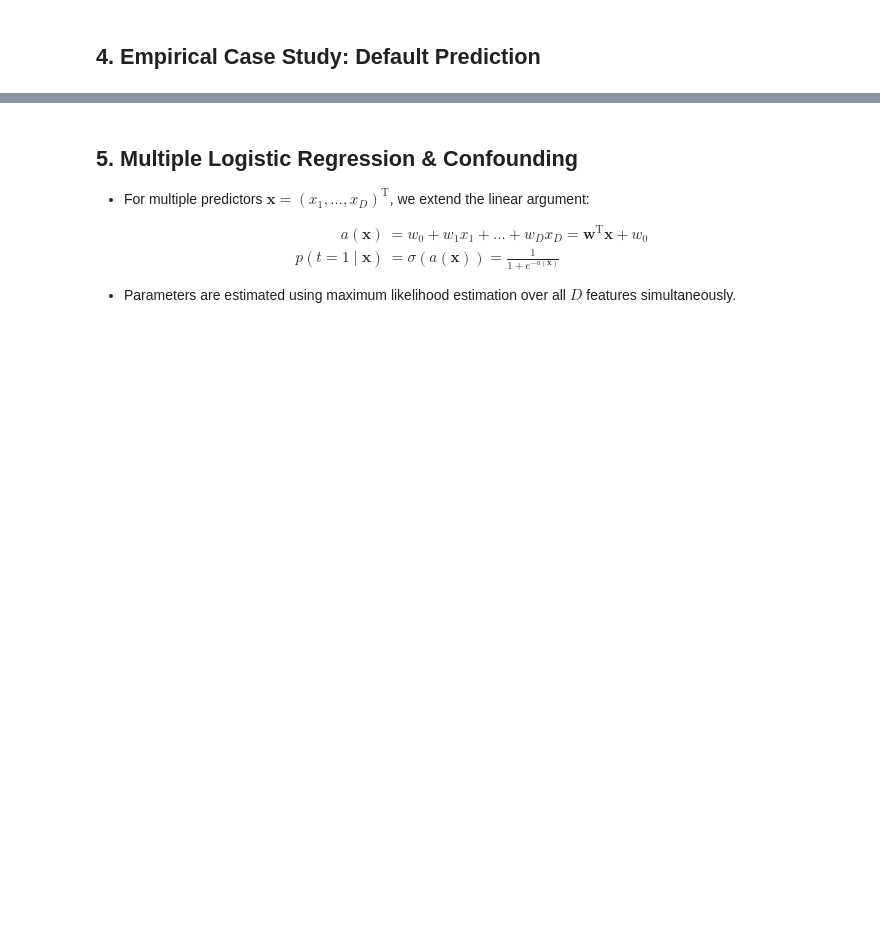
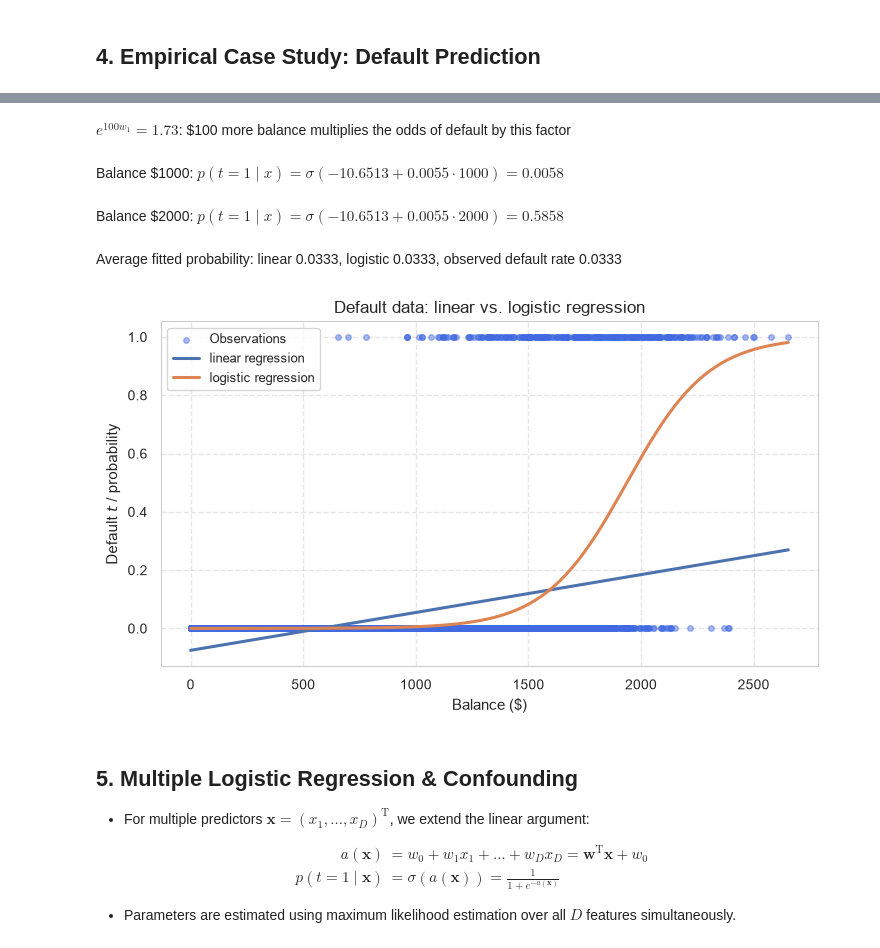
Before and after one commit to konstantin-schekotihin/dl_course, a Jupyter notebook: AI-ML/03_logistic_regression.ipynb, the cells around one changed output, grey strips where cells are left out. Cells and saved outputs as stored; diff of their text form; code cells hidden in the pictures; blank space fills up the shorter version.

```diff
--- a/AI-ML/03_logistic_regression.ipynb
+++ b/AI-ML/03_logistic_regression.ipynb
@@ -218,6 +258,6 @@ interactive(children=(IntSlider(value=2, description='w_0', max=10), IntSlider(v
 # %% [markdown]
 ## 4. Empirical Case Study: Default Prediction
 # %%
-logr = sm.Logit(t, sm.add_constant(X))
-print(logr.fit().summary())
+logit_balance = sm.Logit(t, sm.add_constant(data[["balance"]])).fit(disp=0)      # balance in dollars, as in ISLP
+print(logit_balance.summary())
 # %% [output]
@@ -245,3 +292,25 @@ quasi-separation. In this case some parameters will not be identified.
+# %%
+w_0, w_1 = logit_balance.params["const"], logit_balance.params["balance"]
+display(Markdown(rf"$e^{{100 w_1}} = {np.exp(100 * w_1):.2f}$: \$100 more balance multiplies the odds of default by this factor"))
+
+# Making predictions
+new_customers = pd.DataFrame({"const": [1.0, 1.0], "balance": [1000, 2000]})
+for balance, prob in zip(new_customers.balance, logit_balance.predict(new_customers)):
+    display(Markdown(rf"Balance \${balance}: $p(t = 1 \mid x) = \sigma({w_0:.4f} + {w_1:.4f} \cdot {balance}) = {prob:.4f}$"))
+# %% [output]
+$e^{100 w_1} = 1.73$: \$100 more balance multiplies the odds of default by this factor
+Balance \$1000: $p(t = 1 \mid x) = \sigma(-10.6513 + 0.0055 \cdot 1000) = 0.0058$
+Balance \$2000: $p(t = 1 \mid x) = \sigma(-10.6513 + 0.0055 \cdot 2000) = 0.5858$
+# %%
+fitted_logistic = logit_balance.predict()
+display(Markdown(f"Average fitted probability: linear {fitted_linear.mean():.4f}, logistic {fitted_logistic.mean():.4f}, observed default rate {t.mean():.4f}"))
+hp.plot_fitted_curves(x_balance, t, balance_grid, {
+    "linear regression": lin_model.predict(balance_grid.reshape(-1, 1)),
+    "logistic regression": logit_balance.predict(sm.add_constant(pd.DataFrame({"balance": balance_grid}))),
+}, xlabel=r"Balance (\$)", ylabel="Default $t$ / probability", title="Default data: linear vs. logistic regression")
+# %% [output]
+Average fitted probability: linear 0.0333, logistic 0.0333, observed default rate 0.0333
+[figure, added]
 # %% [markdown]
 ## 5. Multiple Logistic Regression & Confounding
 
```
Also changed, not shown: parts of 46 cells of this notebook, 2 other files.
